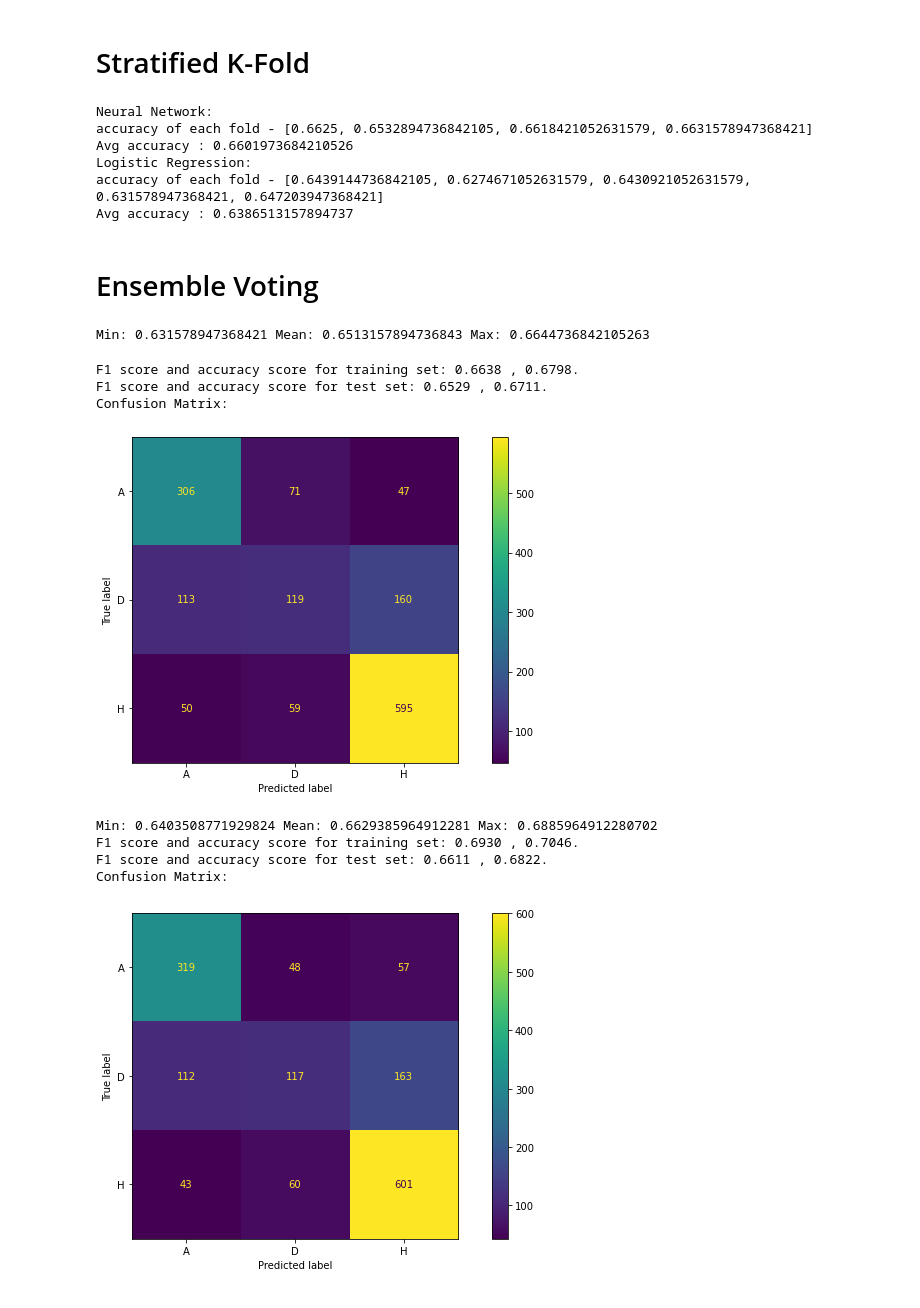
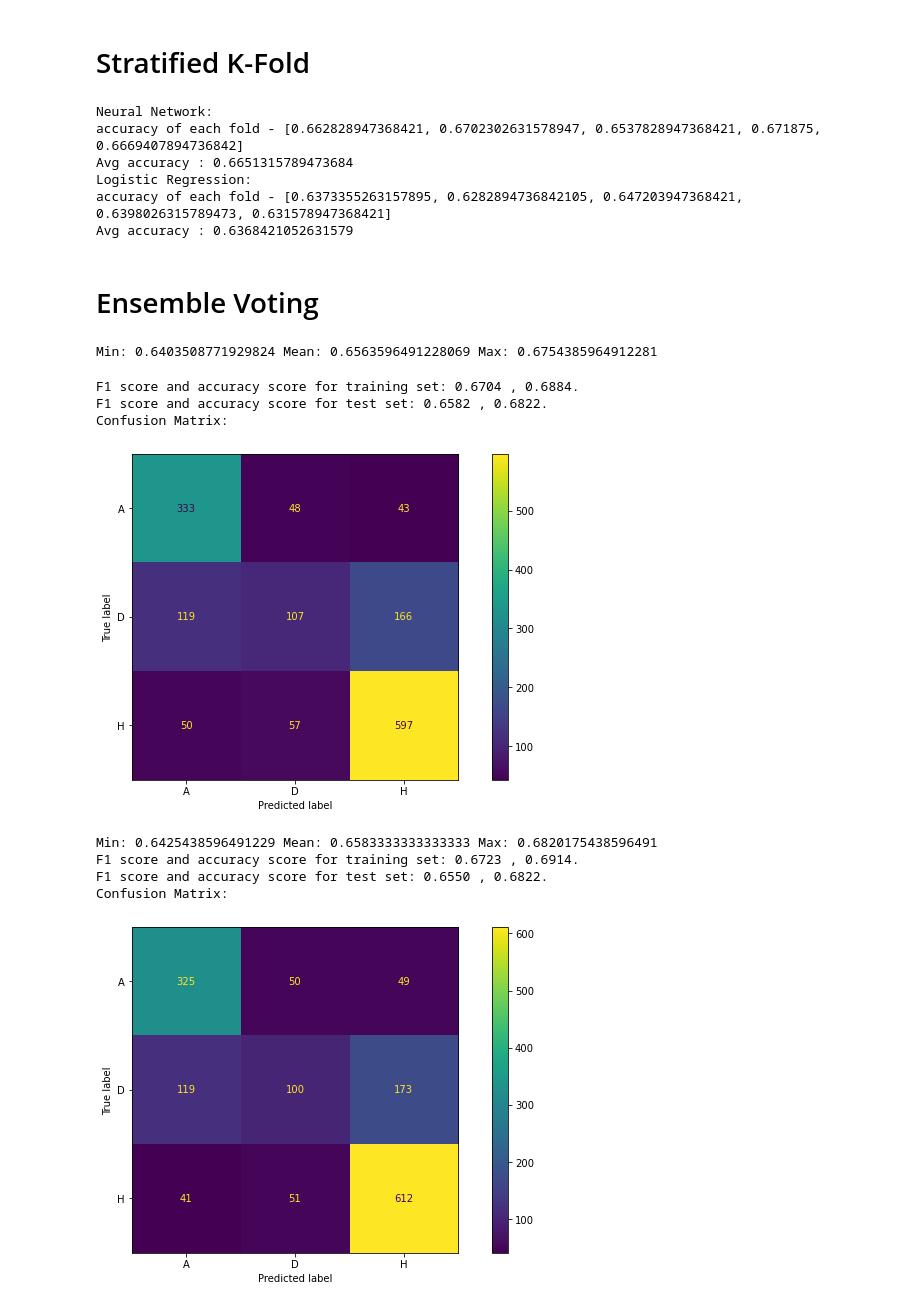
Before and after one commit to Rui-FMF/TAA_1, a Jupyter notebook: football_prediction.ipynb, the cells around one changed output. Drawn from its saved outputs; the diff is of its cells as text; code cells hidden in the pictures.

```diff
--- a/football_prediction.ipynb
+++ b/football_prediction.ipynb
@@ -175,13 +176,31 @@ plt.show()
 # Data Preparation
 # %%
 # Separate into feature set and target variable
-feature_set = data.drop(['HomeTeam','AwayTeam','FTR', 'FTHG', 'FTAG'],1)
+feature_set = data.drop(['HomeTeam','AwayTeam','FTR', 'FTHG', 'FTAG','MW', 'HM1', 'HM2', 'HM3', 'AM1', 'AM2', 'AM3'],1)
 target_set = data['FTR']
 
-cols = [['HTGS','ATGS','HTGC','ATGC','HomeTeamLP','AwayTeamLP','HTFormPts','ATFormPts','HTGD','ATGD','MW','HTP','ATP']]
+cols = [['HTGS','ATGS','HTGC','ATGC','HomeTeamLP','AwayTeamLP', 'HTFormPts','ATFormPts','HTGD','ATGD','HTP','ATP']]
 for col in cols:
     feature_set[col] = scale(feature_set[col])
 
+#removing any categorical vars
+def remove_categorical(X):
+
+    output = pd.DataFrame(index = X.index)
+
+    for col, col_data in X.iteritems():
+
+        # If data type is categorical, convert to dummy variables
+        if col_data.dtype == object:
+            col_data = pd.get_dummies(col_data, prefix = col)
+
+        output = output.join(col_data)
+
+    return output
+
+#feature_set = remove_categorical(feature_set)
+
+
 feature_set[40:50]
 # %% [output]
 |  | HTGS | ATGS | HTGC | ATGC | HomeTeamLP | AwayTeamLP | HTFormPts | ATFormPts | HTGD | ATGD | ... |
@@ -344,7 +360,7 @@ Min: 0.6162280701754386 Mean: 0.6335526315789475 Max: 0.6578947368421053
 # %% [markdown]
 # Neural Network
 # %%
-clf_nn = MLPClassifier(hidden_layer_sizes=(13,13), activation='relu', solver='adam', max_iter=500)
+clf_nn = MLPClassifier(hidden_layer_sizes=(12,12), activation='relu', solver='adam', max_iter=500)
 
 print(clf_nn.get_params())
 
@@ -362,8 +378,8 @@ Min: 0.618421052631579 Mean: 0.6484649122807019 Max: 0.6622807017543859
 # %% [markdown]
 # Hyper-Parameter Tuning
 # %%
-tuned_parameters = [{'solver': ['adam'], 'max_iter': [500, 750],
-                     'hidden_layer_sizes': [(13,13), (13,13,13)], 'activation': ['tanh', 'relu'],
+tuned_parameters = [{'solver': ['adam'], 'max_iter': [750],
+                     'hidden_layer_sizes': [(12,12), (12,12,12)], 'activation': ['tanh', 'relu'],
                      'alpha': [1e-3,1e-4], 'learning_rate': ['constant', 'invscaling'],
                      'learning_rate_init': [0.001, 0.01]}]
 
@@ -415,11 +444,11 @@ def skfold_test(X, y, clf, k):
 
 
 
-optimal_params = {'activation': 'tanh', 'alpha': 0.0001, 'hidden_layer_sizes': (13, 13), 'learning_rate': 'invscaling', 'learning_rate_init': 0.001, 'max_iter': 750, 'solver': 'adam'}
+optimal_params = {'activation': 'tanh', 'alpha': 0.0001, 'hidden_layer_sizes': (12, 12), 'learning_rate': 'invscaling', 'learning_rate_init': 0.001, 'max_iter': 750, 'solver': 'adam'}
 clf_nn2 = MLPClassifier(random_state = 24)
 clf_nn2.set_params(**optimal_params)
 print('Neural Network:')
-skfold_test(feature_set, target_set, clf_nn2, 4)
+skfold_test(feature_set, target_set, clf_nn2, 5)
 
 optimal_params = {'C': 1, 'class_weight': 'balanced', 'max_iter': 500, 'penalty': 'l1', 'solver': 'liblinear'}
 clf_log2 = LogisticRegression(random_state = 24)
@@ -428,64 +457,71 @@ print('Logistic Regression:')
 skfold_test(feature_set, target_set, clf_log2, 5)
 # %% [output]
 Neural Network:
-accuracy of each fold - [0.6625, 0.6532894736842105, 0.6618421052631579, 0.6631578947368421]
-Avg accuracy : 0.6601973684210526
+accuracy of each fold - [0.662828947368421, 0.6702302631578947, 0.6537828947368421, 0.671875, 0.6669407894736842]
+Avg accuracy : 0.6651315789473684
 Logistic Regression:
-accuracy of each fold - [0.6439144736842105, 0.6274671052631579, 0.6430921052631579, 0.631578947368421, 0.647203947368421]
-Avg accuracy : 0.6386513157894737
+accuracy of each fold - [0.6373355263157895, 0.6282894736842105, 0.647203947368421, 0.6398026315789473, 0.631578947368421]
+Avg accuracy : 0.6368421052631579
 # %% [markdown]
 # Ensemble Voting
 # %%
-nn_params = {'activation': 'tanh', 'alpha': 0.0001, 'hidden_layer_sizes': (13, 13), 'learning_rate': 'invscaling', 'learning_rate_init': 0.001, 'max_iter': 750, 'solver': 'adam'}
-log_params = {'C': 1, 'class_weight': 'balanced', 'max_iter': 500, 'penalty': 'l1', 'solver': 'liblinear'}
+nn_params = {'activation': 'tanh', 'alpha': 0.0001, 'hidden_layer_sizes': (12, 12), 'learning_rate': 'invscaling', 'learning_rate_init': 0.001, 'max_iter': 750, 'solver': 'adam'}
+log_params = {'C': 1, 'class_weight': 'balanced', 'max_iter': 200, 'penalty': 'l1', 'solver': 'liblinear'}
 
 clf_nn3 = MLPClassifier(random_state = 24)
 clf_nn3.set_params(**nn_params)
 
+clf_log3 = LogisticRegression(random_state = 24)
+clf_log3.set_params(**log_params)
+
 clf_svm = SVC(kernel="rbf", C=1000, gamma=0.01)
 
-eclf = VotingClassifier(estimators=[('mlp',clf_nn3), ('mlp_kfold',clf_nn2), ('svm', clf_svm)], voting='hard')
+eclf = VotingClassifier(estimators=[('mlp',clf_nn3), ('lr',clf_log3), ('svm', clf_svm)], voting='hard')
 
 scores = cross_val_score(estimator=eclf, X=X_train, y=y_train, cv= 10, scoring = 'accuracy')
 scores = pd.Series(scores)
 print('Min:',scores.min(), 'Mean:', scores.mean(), 'Max:', scores.max())
 # %% [output]
-Min: 0.631578947368421 Mean: 0.6513157894736843 Max: 0.6644736842105263
+Min: 0.6403508771929824 Mean: 0.6563596491228069 Max: 0.6754385964912281
 # %%
 train_and_test(eclf, X_train, X_test, y_train, y_test)
 # %% [output]
-F1 score and accuracy score for training set: 0.6638 , 0.6798.
-F1 score and accuracy score for test set: 0.6529 , 0.6711.
+F1 score and accuracy score for training set: 0.6704 , 0.6884.
+F1 score and accuracy score for test set: 0.6582 , 0.6822.
 Confusion Matrix:
-[figure, old version]
+[figure, new version]
 # %%
 estimators = []
 
-for i in range(5):
-    nn_params = {'activation': 'tanh', 'alpha': 0.0001, 'hidden_layer_sizes': (13, 13), 'learning_rate': 'invscaling', 'learning_rate_init': 0.001, 'max_iter': 1500, 'solver': 'adam'}
+for i in range(3):
+    nn_params = {'activation': 'tanh', 'alpha': 0.0001, 'hidden_layer_sizes': (12, 12), 'learning_rate': 'invscaling', 'learning_rate_init': 0.001, 'max_iter': 1500, 'solver': 'adam'}
 
     clf_nn = MLPClassifier(random_state = i)
     clf_nn.set_params(**nn_params)
     #skfold_test(feature_set, target_set, clf_nn, 5)
     estimators.append(('mlp'+str(i), clf_nn))
 
     clf_svm = SVC(random_state = i, kernel="rbf", C=1000, gamma=0.01)
     #skfold_test(feature_set, target_set, clf_svm, 5)
     estimators.append(('svm'+str(i), clf_svm))
 
+    clf_log = LogisticRegression(random_state = i)
+    clf_log.set_params(**log_params)
+    estimators.append(('lr'+str(i), clf_log))
+
 eclf = VotingClassifier(estimators=estimators, voting='hard')
 
 scores = cross_val_score(estimator=eclf, X=X_train, y=y_train, cv= 10, scoring = 'accuracy')
 scores = pd.Series(scores)
 print('Min:',scores.min(), 'Mean:', scores.mean(), 'Max:', scores.max())
 
 train_and_test(eclf, X_train, X_test, y_train, y_test)
 # %% [output]
-Min: 0.6403508771929824 Mean: 0.6629385964912281 Max: 0.6885964912280702
-F1 score and accuracy score for training set: 0.6930 , 0.7046.
-F1 score and accuracy score for test set: 0.6611 , 0.6822.
+Min: 0.6425438596491229 Mean: 0.6583333333333333 Max: 0.6820175438596491
+F1 score and accuracy score for training set: 0.6723 , 0.6914.
+F1 score and accuracy score for test set: 0.6550 , 0.6822.
 Confusion Matrix:
-[figure, old version]
+[figure, new version]
 # %%
 log_clf = LogisticRegression(C=1, class_weight='balanced', max_iter=500, penalty='l1', solver='liblinear')
 
```
Also changed, not shown: parts of 8 cells of this notebook, 2 other files.
